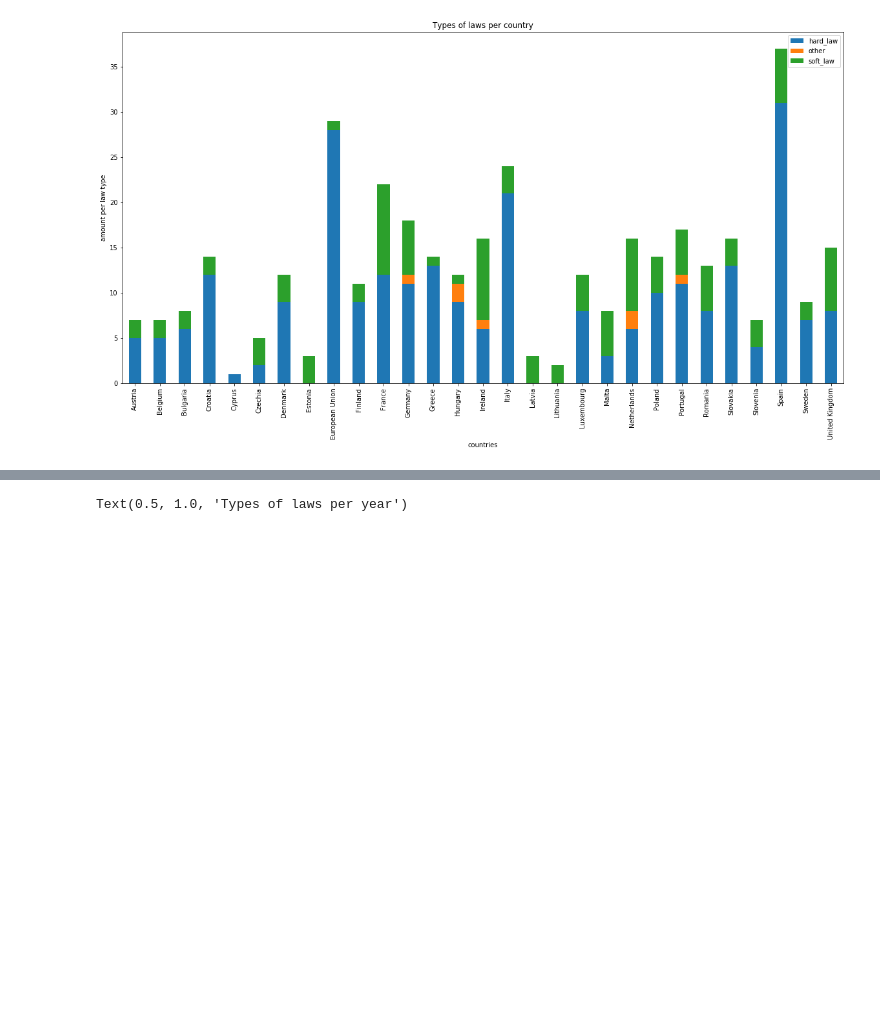
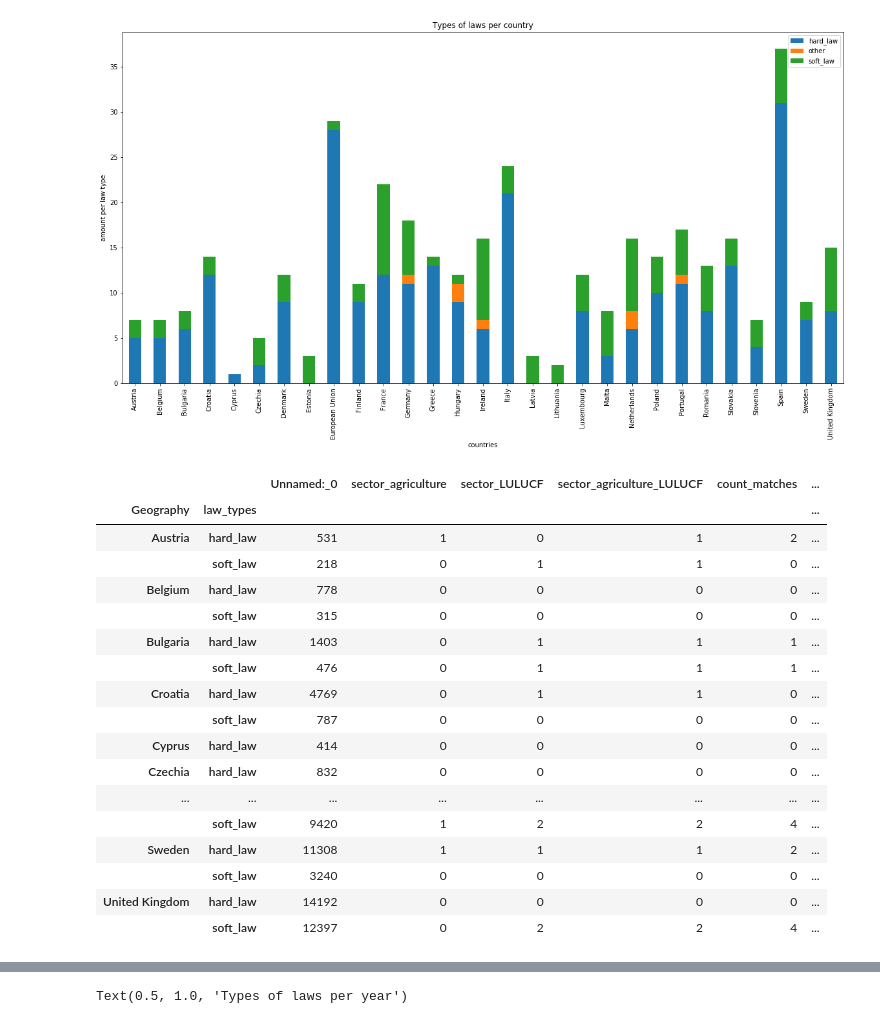
Before and after one commit to pedrohserrano/agritech-policy-data-analysis, a Jupyter notebook: 3) Analysis - Laws and Policies.ipynb, the cells around one changed output, grey strips where cells are left out. Cells and saved outputs as stored; diff of their text form; code cells hidden in the pictures; blank space fills up the shorter version.

```diff
--- a/3) Analysis - Laws and Policies.ipynb
+++ b/3) Analysis - Laws and Policies.ipynb
@@ -374,3 +389,24 @@ plt.title('Types of laws per country')
 # %% [output]
 Text(0.5, 1.0, 'Types of laws per country')
 [figure]
+# %%
+laws_and_policies.groupby(['Geography','law_types']).sum()
+# %% [output]
+|  |  | Unnamed:_0 | sector_agriculture | sector_LULUCF | sector_agriculture_LULUCF | count_matches | ... |
+| Geography | law_types |  |  |  |  |  | ... |
+| Austria | hard_law | 531 | 1 | 0 | 1 | 2 | ... |
+|  | soft_law | 218 | 0 | 1 | 1 | 0 | ... |
+| Belgium | hard_law | 778 | 0 | 0 | 0 | 0 | ... |
+|  | soft_law | 315 | 0 | 0 | 0 | 0 | ... |
+| Bulgaria | hard_law | 1403 | 0 | 1 | 1 | 1 | ... |
+|  | soft_law | 476 | 0 | 1 | 1 | 1 | ... |
+| Croatia | hard_law | 4769 | 0 | 1 | 1 | 0 | ... |
+|  | soft_law | 787 | 0 | 0 | 0 | 0 | ... |
+| Cyprus | hard_law | 414 | 0 | 0 | 0 | 0 | ... |
+| Czechia | hard_law | 832 | 0 | 0 | 0 | 0 | ... |
+| ... | ... | ... | ... | ... | ... | ... | ... |
+|  | soft_law | 9420 | 1 | 2 | 2 | 4 | ... |
+| Sweden | hard_law | 11308 | 1 | 1 | 1 | 2 | ... |
+|  | soft_law | 3240 | 0 | 0 | 0 | 0 | ... |
+| United Kingdom | hard_law | 14192 | 0 | 0 | 0 | 0 | ... |
+|  | soft_law | 12397 | 0 | 2 | 2 | 4 | ... |
```
Also changed, not shown: parts of 18 cells of this notebook, 5 other files.
